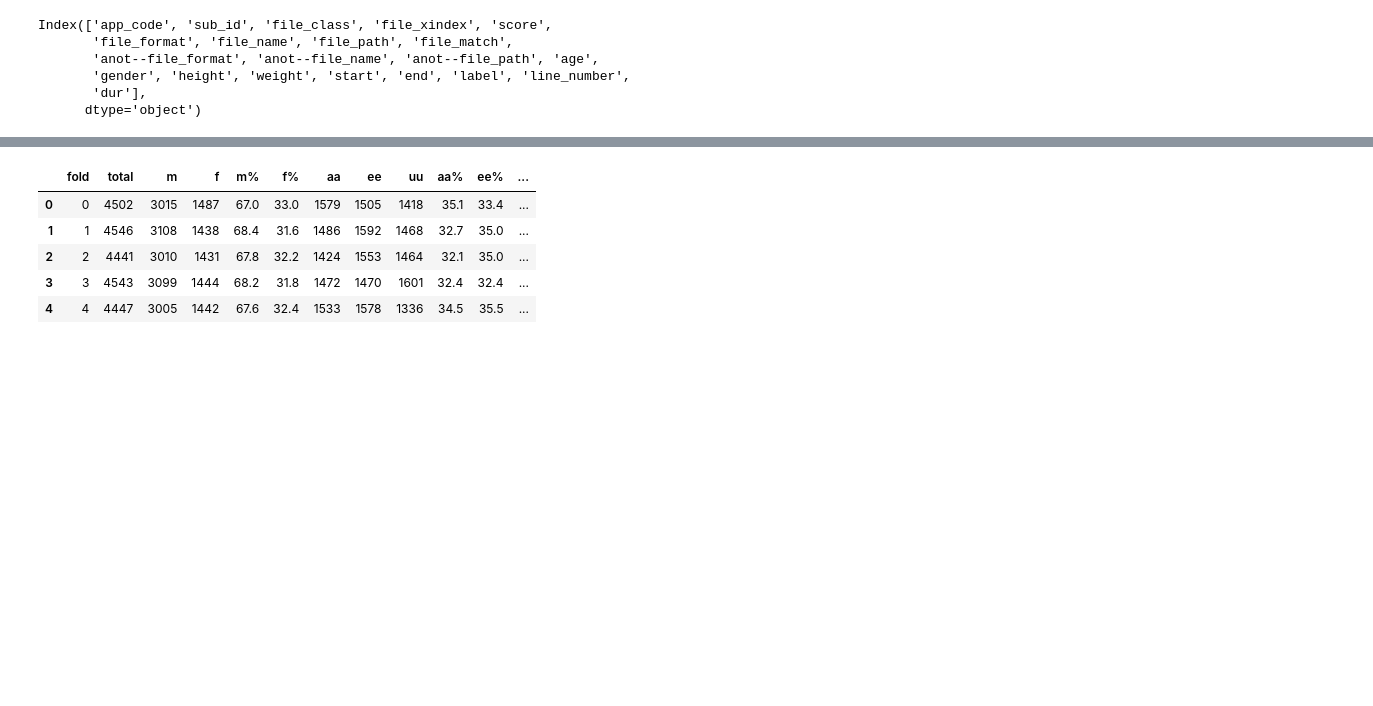
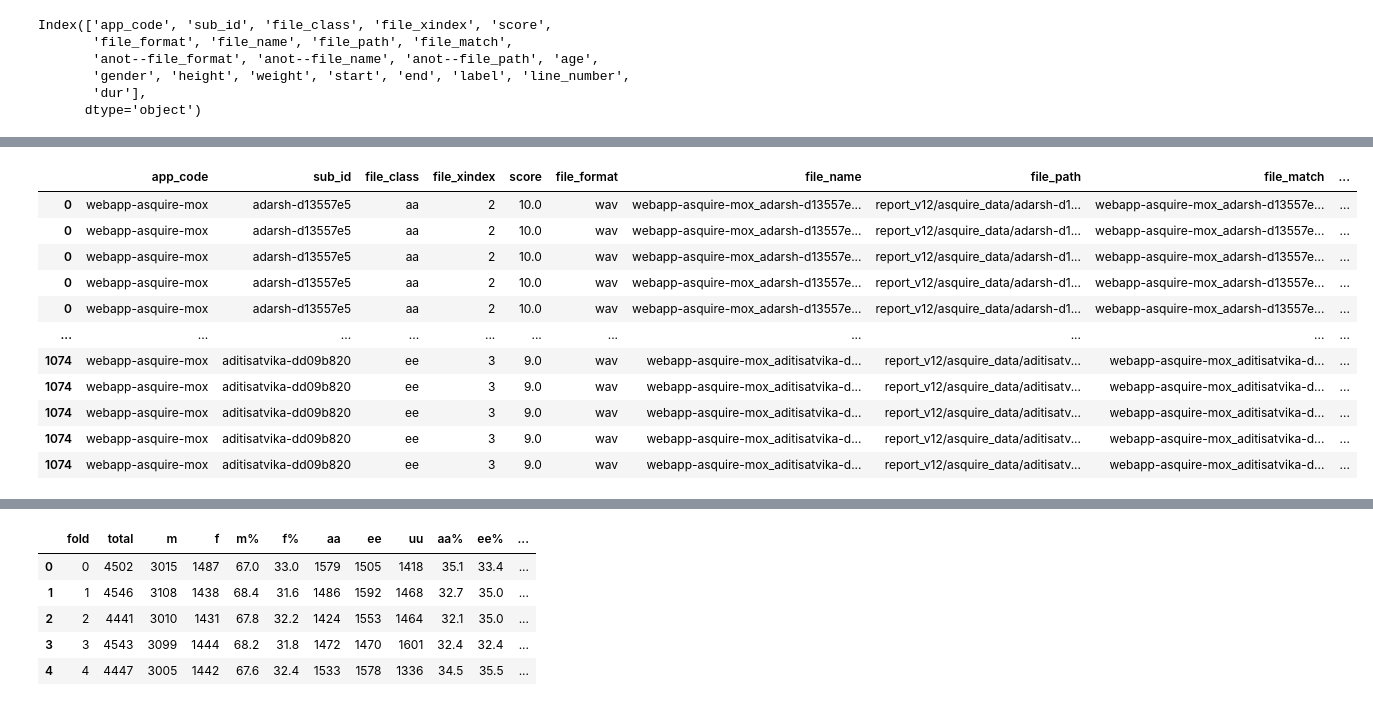
Before and after one commit to vaguebrownfox01/asquire-corpus_etl, a Jupyter notebook: c_asq-dataloader.ipynb, the cells around one changed output, grey strips where cells are left out. Saved outputs shown, nothing was run; the diff lists cells and outputs as text; code cells hidden in the pictures; blank space fills up the shorter version.

```diff
--- a/c_asq-dataloader.ipynb
+++ b/c_asq-dataloader.ipynb
@@ -382,0 +301,87 @@ asq_datafolds.get_fold_stats(vow_df)
+# %%
+class VowelFolds(DataFolds):
+
+    VOW_LABELS = ['aa', 'ee', 'uu']
+
+    PAD = 0.0
+    WIN_DUR = 0.52
+    MIN_VOWEL_DUR = 16.0
+
+    FOLD_k = "fold"
+    TOTAL_k = "total"
+
+    ASQ_SUBJECT_VOWEL_FOLDS_FNAME = "asq_subject_vowel_folds"
+
+    N_FOLDS: int
+
+    ASQ_VOWEL_FOLD_DF: pd.DataFrame
+
+    def __init__(self, annotation_csv: str, folds: int) -> None:
+        super().__init__(annotation_csv)
+
+        self.N_FOLDS = folds
+
+        self.ASQ_VOWEL_FOLD_DF = self.sub_vowel_filt()
+        self.ASQ_VOWEL_SPLIT_DF = self.split_chunks(self.ASQ_VOWEL_FOLD_DF)
+
+
+    def sub_vowel_filt(self, label_stat_df: pd.DataFrame|bool=False) -> pd.DataFrame:
+
+        if not type(label_stat_df) == pd.DataFrame:
+            label_stat_df = self.ASQ_SUB_LABEL_STAT_DF
+
+        label_stat_df = label_stat_df.copy()
+
+        # duration filter
+        filts = [label_stat_df[f"{l}_dur"] > self.MIN_VOWEL_DUR for l in self.VOW_LABELS]
+        filt = functools.reduce(lambda p, c: p & c, filts)
+
+        vowel_stat_df = label_stat_df[filt]
+
+        cols = ['sub_id', self.AGE_k, self.GENDER_k]
+        cols += vowel_stat_df.columns[vowel_stat_df.columns.str.contains('|'.join(self.VOW_LABELS))].tolist()
+        vowel_stat_df = vowel_stat_df[cols]
+
+        dur_cols = vowel_stat_df.columns[vowel_stat_df.columns.str.contains(self.DUR_k)].tolist()
+        vowel_stat_df[self.TOTAL_k] = vowel_stat_df[dur_cols].sum(axis=1)
+        vowel_stat_df.sort_values(by=[self.TOTAL_k], inplace=True, ascending=False)
+
+        genders = ['f', 'm']
+
+        vowel_folds_dfs = [self.make_folds(self.gender_filter(vowel_stat_df, g), self.N_FOLDS) for g in genders]
+
+        vowel_folds_df =  pd.concat(vowel_folds_dfs)
+
+        filt_subjects = self.get_subjects(vowel_folds_df)
+
+        filt = self.ASQ_ANNOTATION_DF[self.fkeys['SID']].isin(filt_subjects)
+        filt &= self.ASQ_ANNOTATION_DF[self.LABEL_k].isin(self.VOW_LABELS)
+
+
+        vowel_filt_df = self.ASQ_ANNOTATION_DF[filt]
+
+        vowel_filt_df = vowel_filt_df.merge(vowel_folds_df[[self.fkeys['SID'], self.FOLD_k]], on=[self.fkeys['SID']])
+
+        export_path = os.path.join(REPORT_FOLDER,
+                                   f"{self.ASQ_SUBJECT_VOWEL_FOLDS_FNAME}_{self.N_FOLDS}.csv")
+
+        vowel_filt_df.to_csv(export_path, index=False)
+
+        return vowel_filt_df
+
+
+asq_vowelfolds = VowelFolds(ASQ_LABELS_CSV, folds=5)
+vow_split_df = asq_vowelfolds.ASQ_VOWEL_SPLIT_DF; vow_split_df
+# %% [output]
+|  | app_code | sub_id | file_class | file_xindex | score | file_format | file_name | file_path | file_match | ... |
+| 0 | webapp-asquire-mox | adarsh-d13557e5 | aa | 2 | 10.0 | wav | webapp-asquire-mox_adarsh-d13557e... | report_v12/asquire_data/adarsh-d1... | webapp-asquire-mox_adarsh-d13557e... | ... |
+| 0 | webapp-asquire-mox | adarsh-d13557e5 | aa | 2 | 10.0 | wav | webapp-asquire-mox_adarsh-d13557e... | report_v12/asquire_data/adarsh-d1... | webapp-asquire-mox_adarsh-d13557e... | ... |
+| 0 | webapp-asquire-mox | adarsh-d13557e5 | aa | 2 | 10.0 | wav | webapp-asquire-mox_adarsh-d13557e... | report_v12/asquire_data/adarsh-d1... | webapp-asquire-mox_adarsh-d13557e... | ... |
+| 0 | webapp-asquire-mox | adarsh-d13557e5 | aa | 2 | 10.0 | wav | webapp-asquire-mox_adarsh-d13557e... | report_v12/asquire_data/adarsh-d1... | webapp-asquire-mox_adarsh-d13557e... | ... |
+| 0 | webapp-asquire-mox | adarsh-d13557e5 | aa | 2 | 10.0 | wav | webapp-asquire-mox_adarsh-d13557e... | report_v12/asquire_data/adarsh-d1... | webapp-asquire-mox_adarsh-d13557e... | ... |
+| ... | ... | ... | ... | ... | ... | ... | ... | ... | ... | ... |
+| 1074 | webapp-asquire-mox | aditisatvika-dd09b820 | ee | 3 | 9.0 | wav | webapp-asquire-mox_aditisatvika-d... | report_v12/asquire_data/aditisatv... | webapp-asquire-mox_aditisatvika-d... | ... |
+| 1074 | webapp-asquire-mox | aditisatvika-dd09b820 | ee | 3 | 9.0 | wav | webapp-asquire-mox_aditisatvika-d... | report_v12/asquire_data/aditisatv... | webapp-asquire-mox_aditisatvika-d... | ... |
+| 1074 | webapp-asquire-mox | aditisatvika-dd09b820 | ee | 3 | 9.0 | wav | webapp-asquire-mox_aditisatvika-d... | report_v12/asquire_data/aditisatv... | webapp-asquire-mox_aditisatvika-d... | ... |
+| 1074 | webapp-asquire-mox | aditisatvika-dd09b820 | ee | 3 | 9.0 | wav | webapp-asquire-mox_aditisatvika-d... | report_v12/asquire_data/aditisatv... | webapp-asquire-mox_aditisatvika-d... | ... |
+| 1074 | webapp-asquire-mox | aditisatvika-dd09b820 | ee | 3 | 9.0 | wav | webapp-asquire-mox_aditisatvika-d... | report_v12/asquire_data/aditisatv... | webapp-asquire-mox_aditisatvika-d... | ... |
```
Also changed, not shown: parts of 11 cells of this notebook.
